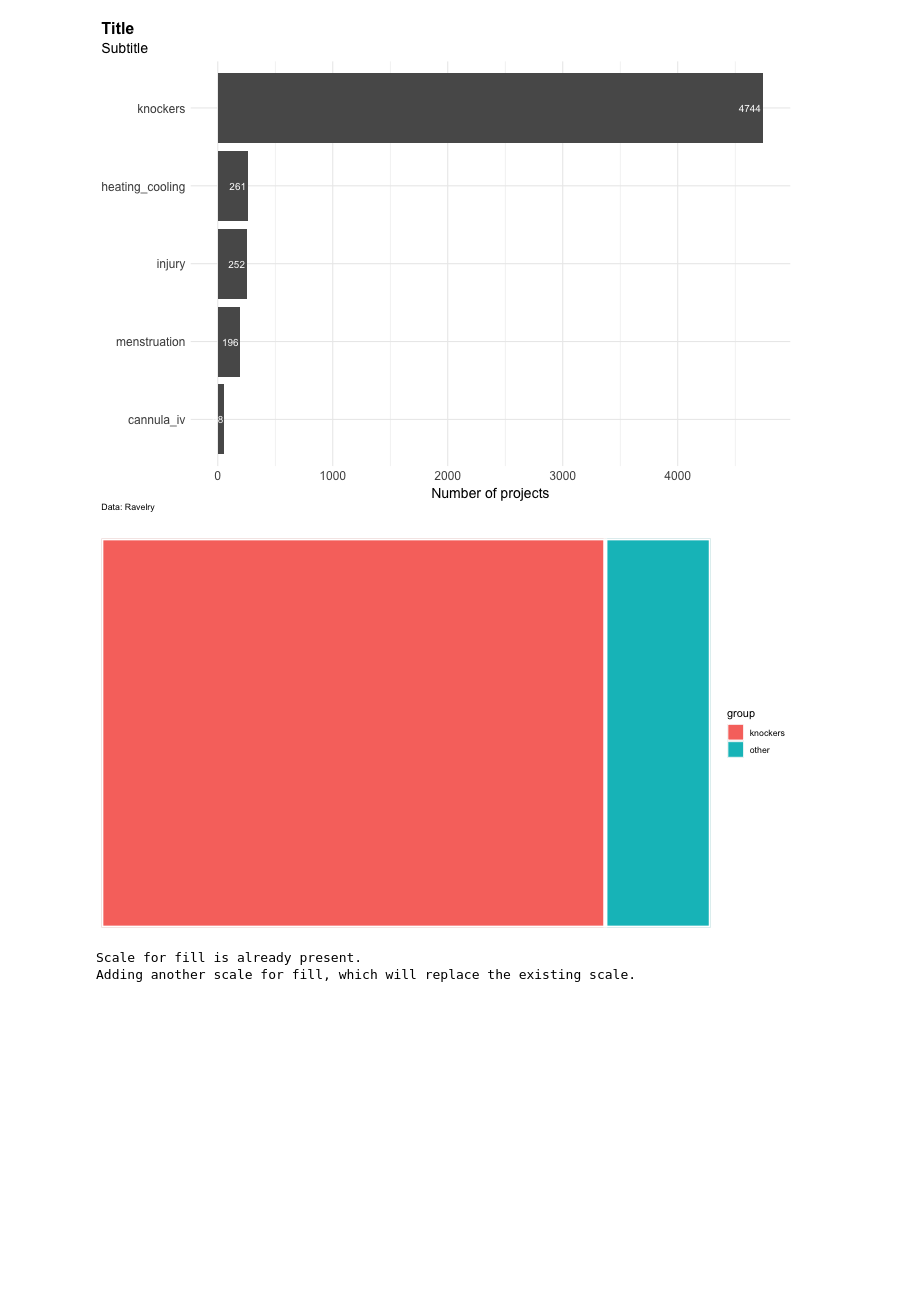
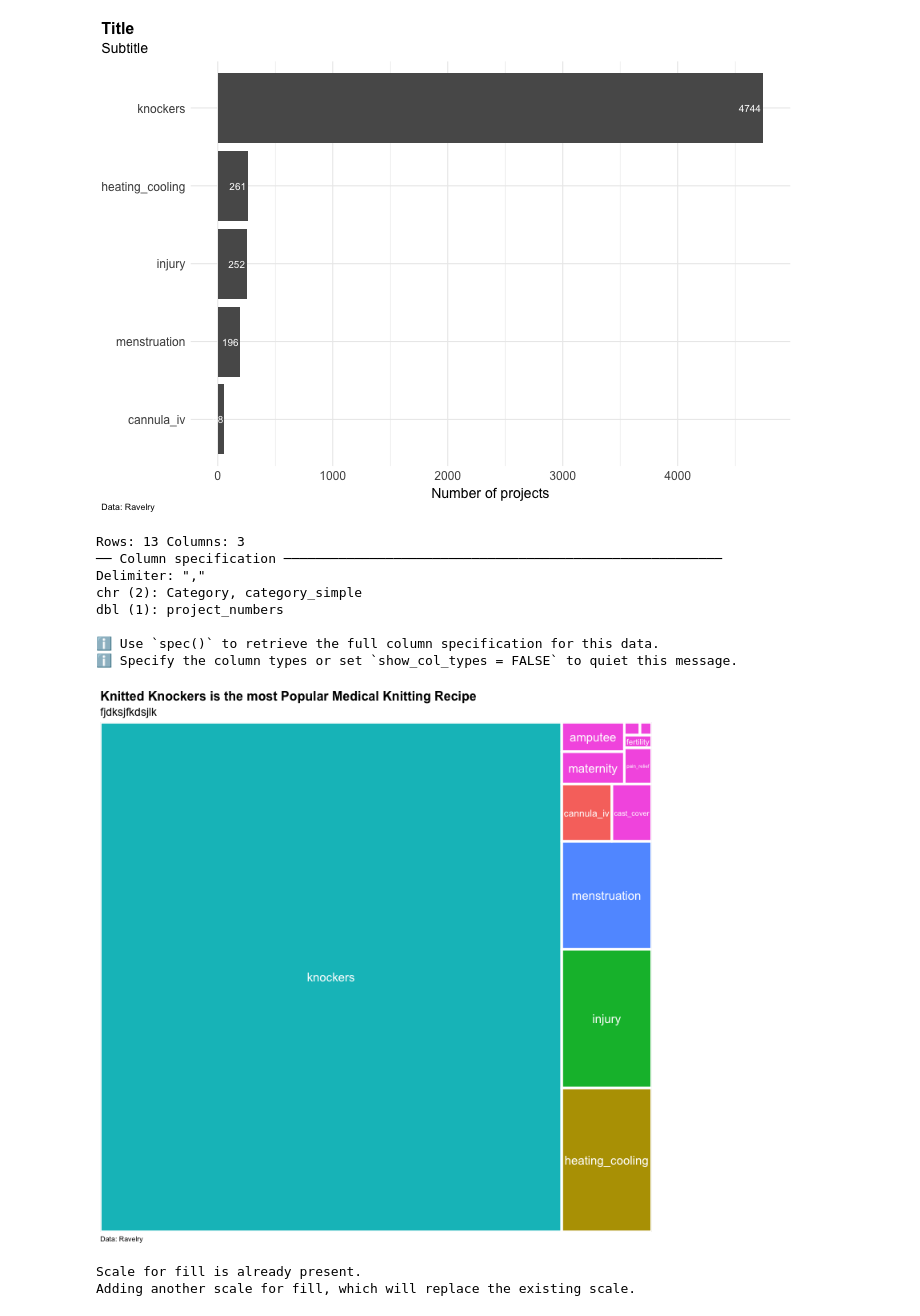
Before and after one commit to laurabejder/knitting_project, a Jupyter notebook: data_visualization.ipynb, the cells around one changed output. Drawn from its saved outputs; the diff is of its cells as text; code cells hidden in the pictures; blank space fills up the shorter version.

Commit message:
added visuals

```diff
--- a/data_visualization.ipynb
+++ b/data_visualization.ipynb
@@ -84,16 +95,37 @@ treemap(data,
-# %%
-%%R -h 400 -w 700
-library(treemapify)
-
-group <- c("knockers","other")
-value <- c(4744,991)
-data <- data.frame(group,value)
-
-ggplot(data, aes(area = value, fill = group, label = group, subgroup = value)) +
-  geom_treemap() +
-  geom_treemap_subgroup_border(colour = "white", size = 5)
-# %% [output]
-[figure, removed]
+# %%
+%%R -h 700 -w 700
+
+data <- read_csv('data/treemap.csv')
+library(treemapify)
+
+ggplot(data, aes(area = project_numbers, fill = category_simple, label = category_simple, subgroup = Category, subgroup2 = Category)) +
+  geom_treemap() +
+  geom_treemap_subgroup2_border(colour = "white", size = 2) +
+  geom_treemap_subgroup_border(colour = "white", size = 4) +
+  geom_treemap_subgroup_text(
+    place = "middle",
+    colour = "white",
+    size = 15) +
+  labs(
+    title = "Knitted Knockers is the most Popular Medical Knitting Recipe",
+    subtitle = "fjdksjfkdsjlk",
+      caption = "Data: Ravelry")  +
+  theme(legend.position = "none",
+    plot.title = element_text(size = 16, face = "bold"),
+    plot.subtitle = element_text(size = 14),
+    plot.caption = element_text(hjust = 0))
+
+ggsave("visuals/treemap1.pdf", dpi = 300)
+# %% [output]
+Rows: 13 Columns: 3
+── Column specification ────────────────────────────────────────────────────────
+Delimiter: ","
+chr (2): Category, category_simple
+dbl (1): project_numbers
+
+ℹ Use `spec()` to retrieve the full column specification for this data.
+ℹ Specify the column types or set `show_col_types = FALSE` to quiet this message.
+[figure, added]
 # %%
 %%R
 library(waffle)
```
Also changed, not shown: parts of 5 cells of this notebook, 15 other files.
